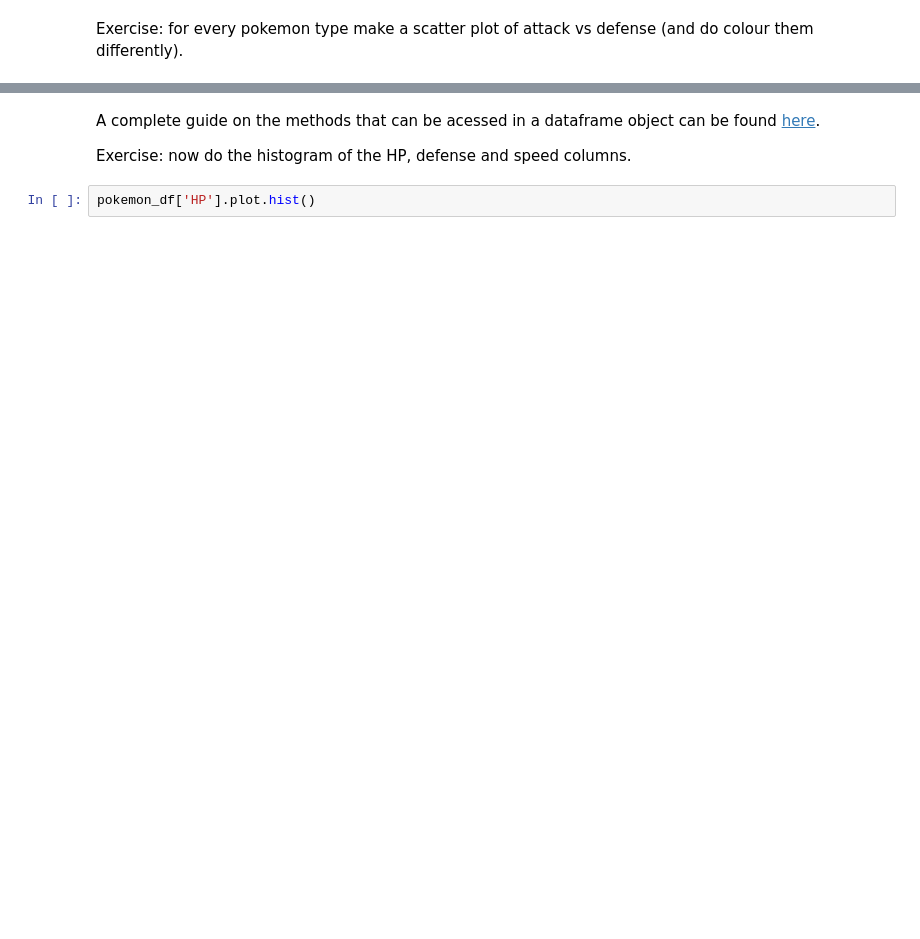
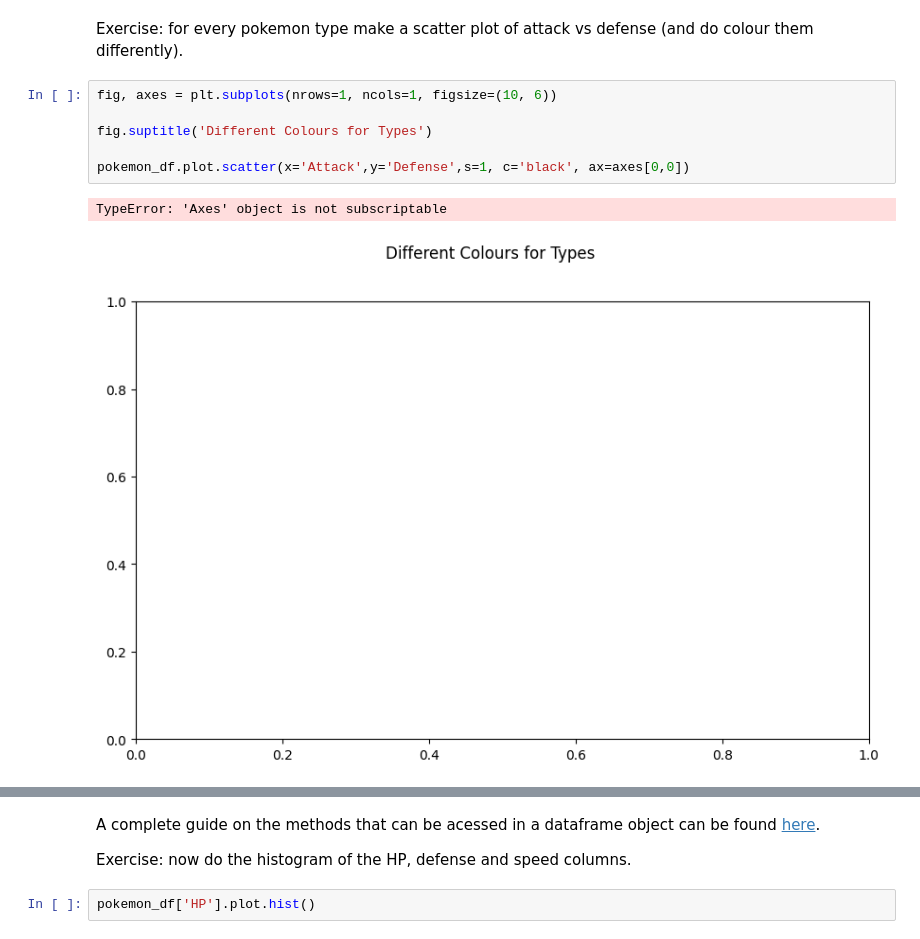
Before and after one commit to Vidado-DD/Python-Homework-2, a Jupyter notebook: Pandas.ipynb, the cells around one changed output, grey strips where cells are left out. Cells and saved outputs as stored; diff of their text form; blank space fills up the shorter version.

```diff
--- a/Pandas.ipynb
+++ b/Pandas.ipynb
@@ -396,5 +509,14 @@ pokemon_df.plot.scatter(x='Attack',y='Defense', s=1, ax=axes[1,1])
 # %% [markdown]
 Exercise: for every pokemon type make a scatter plot of attack vs defense (and do colour them differently).
+# %%
+fig, axes = plt.subplots(nrows=1, ncols=1, figsize=(10, 6))
+
+fig.suptitle('Different Colours for Types')
+
+pokemon_df.plot.scatter(x='Attack',y='Defense',s=1, c='black', ax=axes[0,0])
+# %% [output]
+TypeError: 'Axes' object is not subscriptable
+[figure, added]
 # %%
 # My solution.
 fig, axes = plt.subplots(nrows=1, ncols=1, figsize=(10, 6))
```
Also changed, not shown: parts of 31 cells of this notebook.
